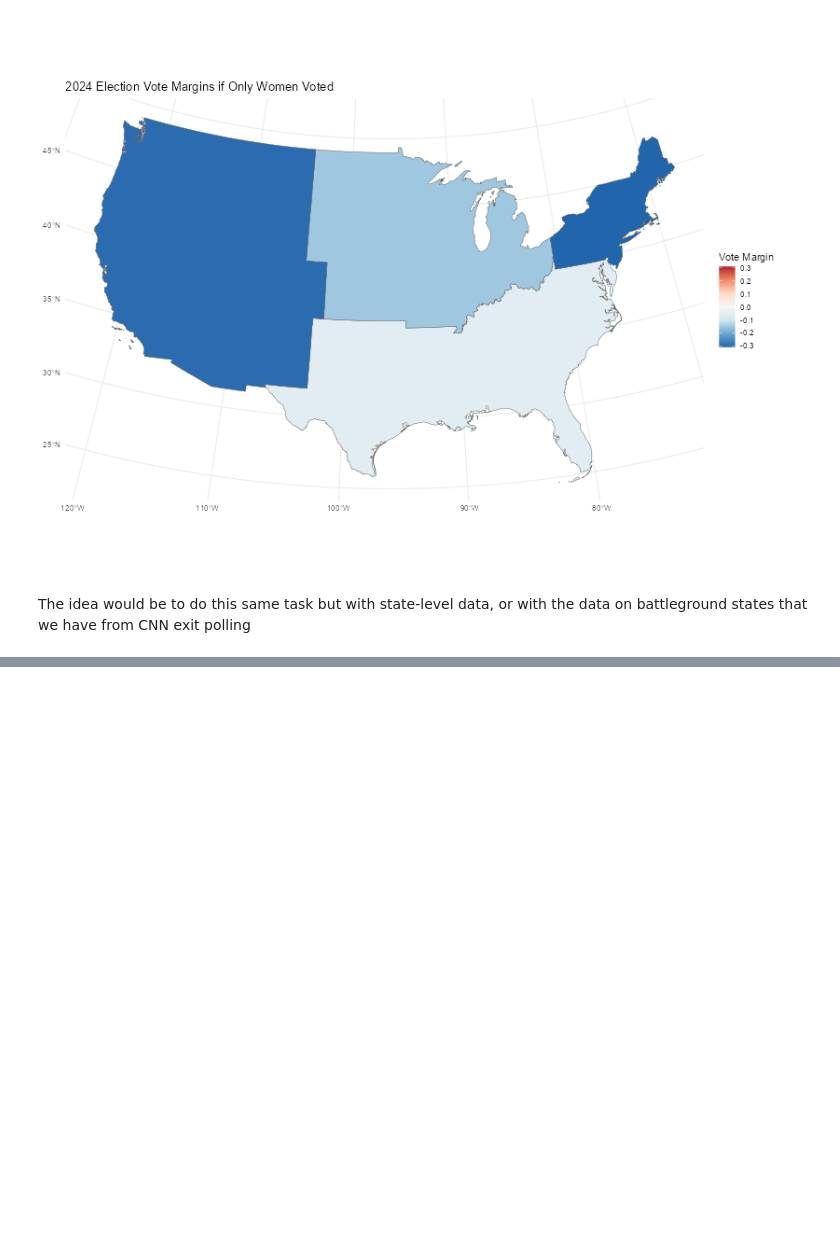
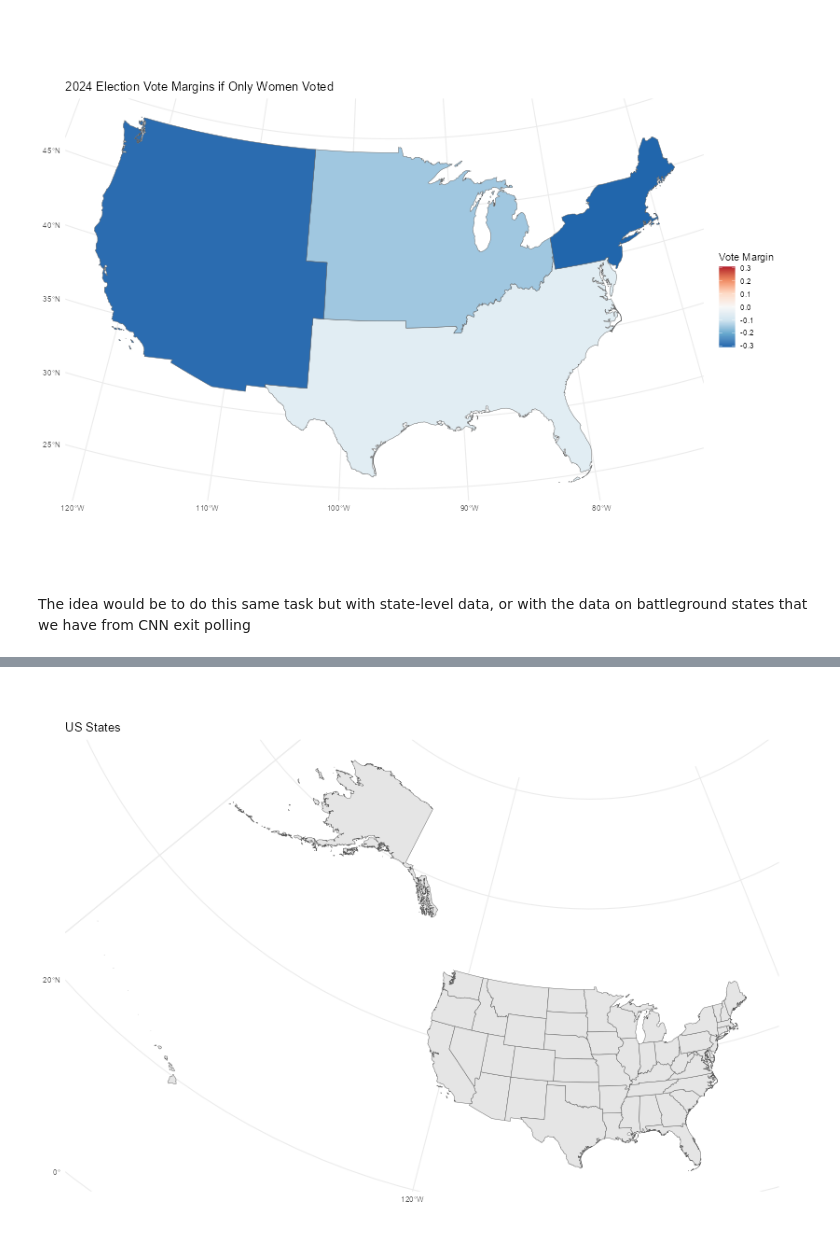
Before and after one commit to emilylmitchum/5200-final-project, a Jupyter notebook: kylie_eda/eda.ipynb, the cells around one changed output, grey strips where cells are left out. Saved outputs shown, nothing was run; the diff lists cells and outputs as text; code cells hidden in the pictures; blank space fills up the shorter version.

```diff
--- a/kylie_eda/eda.ipynb
+++ b/kylie_eda/eda.ipynb
@@ -178,0 +193,7 @@ The idea would be to do this same task but with state-level data, or with the da
+# %%
+library(rnaturalearth)
+library(rnaturalearthdata)
+library(sf)
+
+us_states <- ne_states(country = "united states of america", returnclass = "sf")
+us_states <- st_transform(us_states, 4326)
@@ -178,0 +206,10 @@ The idea would be to do this same task but with state-level data, or with the da
+# %%
+#restricting the polygons for a simpler map
+bbox <- st_bbox(c(
+  xmin = -180,
+  xmax = -60,
+  ymin = -90,
+  ymax = 90
+), crs = st_crs(us_states))
+
+us_states <- st_crop(us_states, bbox)
@@ -178,0 +219,8 @@ The idea would be to do this same task but with state-level data, or with the da
+# %%
+us_states <- st_transform(us_states, 5070) #albers
+ggplot(us_states) +
+  geom_sf() +
+  theme_minimal() +
+  ggtitle("US States")
+# %% [output]
+[figure, added]
```
Also changed, not shown: parts of 16 cells of this notebook.
